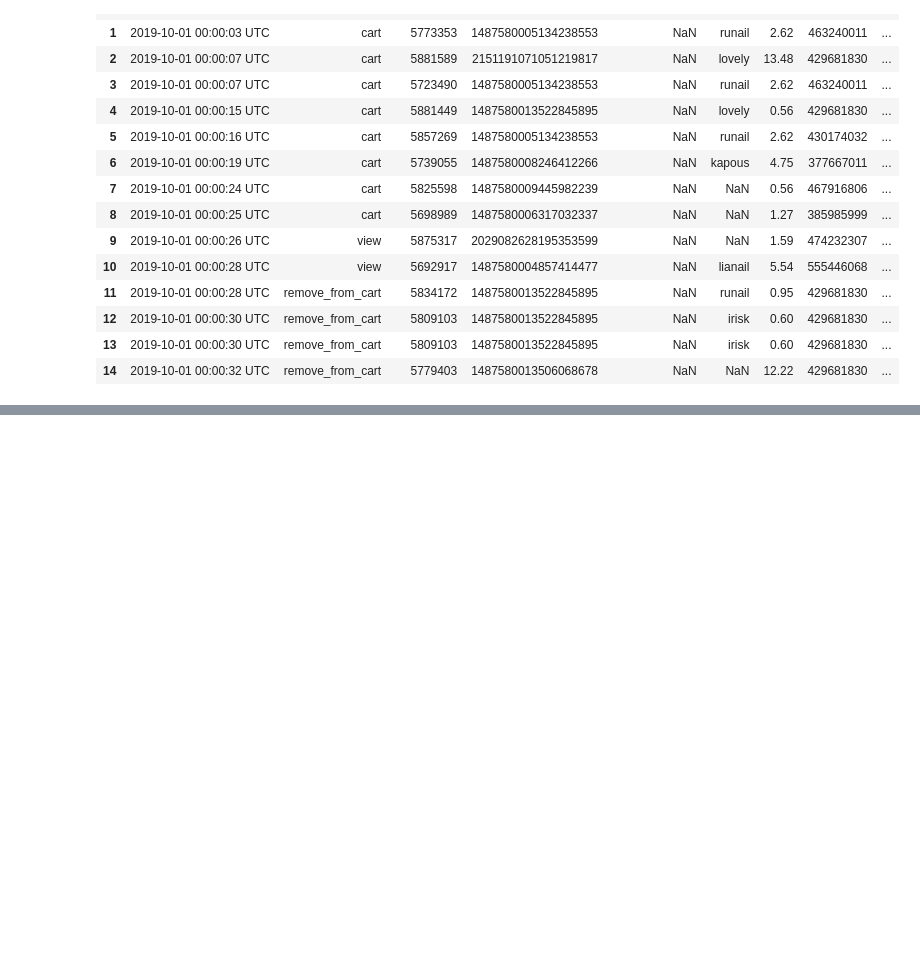
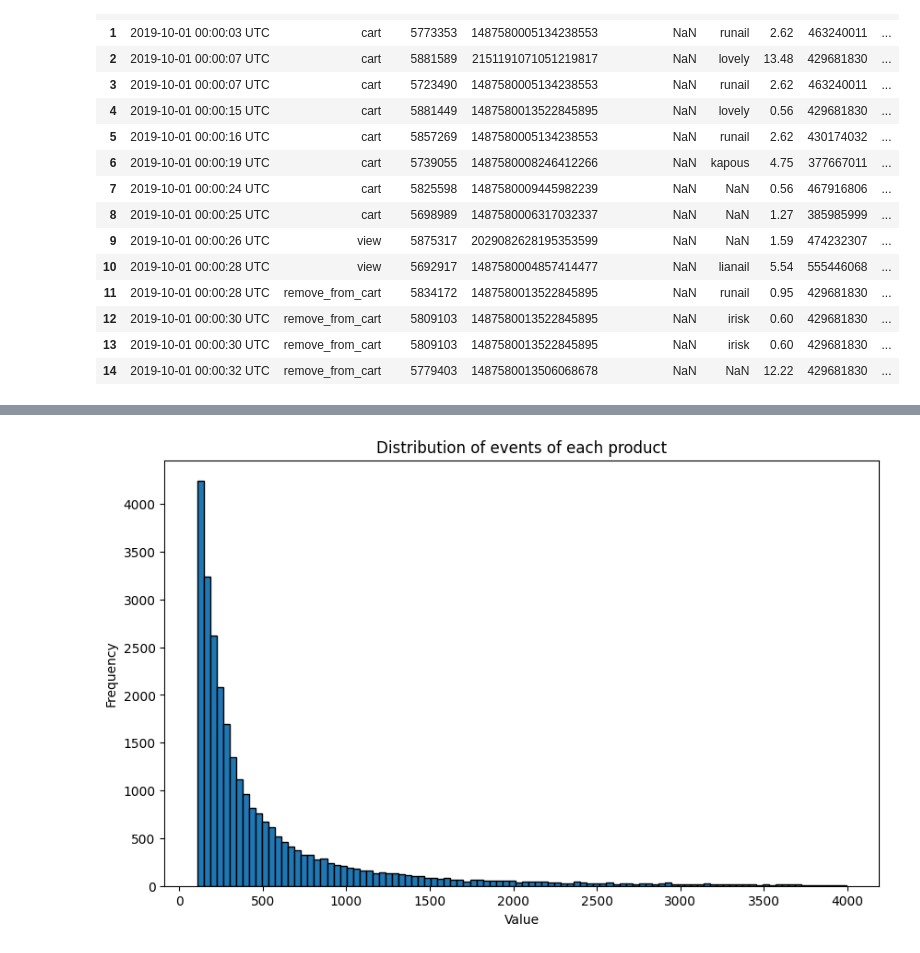
Before and after one commit to catan271/datn, a Jupyter notebook: data_collecting/01-initial_data.ipynb, the cells around one changed output, grey strips where cells are left out. Drawn from its saved outputs; the diff is of its cells as text; code cells hidden in the pictures; blank space fills up the shorter version.

```diff
--- a/data_collecting/01-initial_data.ipynb
+++ b/data_collecting/01-initial_data.ipynb
@@ -133,0 +149,15 @@ with engine.connect() as conn:
+# %%
+import matplotlib.pyplot as plt
+
+plt.figure(figsize=(10, 6))
+plt.hist(arr[(arr >= 107) & (arr < 4_000)], bins=100, edgecolor='black')  # You can adjust the number of bins
+
+# Adding titles and labels
+plt.title('Distribution of events of each product')
+plt.xlabel('Value')
+plt.ylabel('Frequency')
+
+# Show the plot
+plt.show()
+# %% [output]
+[figure, added]
```
Also changed, not shown: parts of 3 cells of this notebook, 3 other files.
